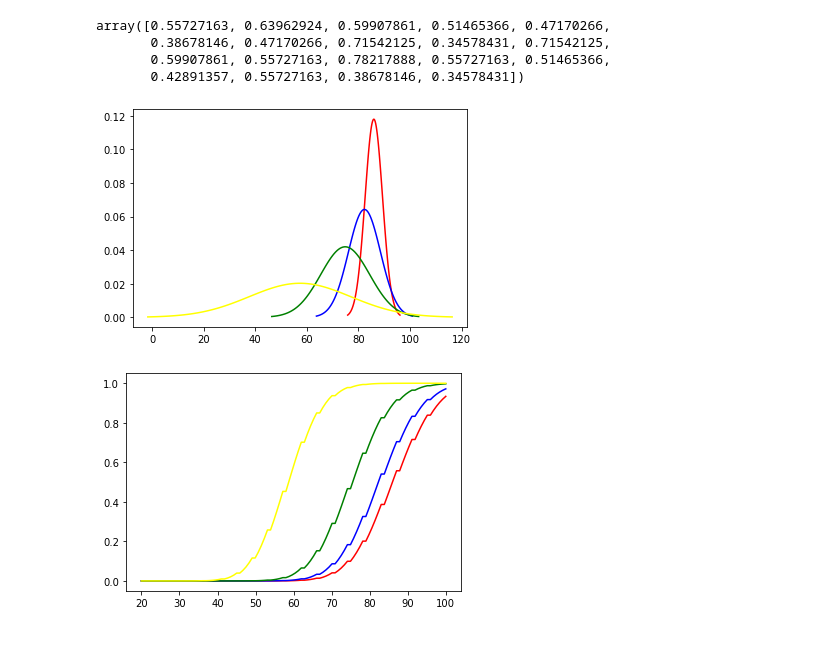
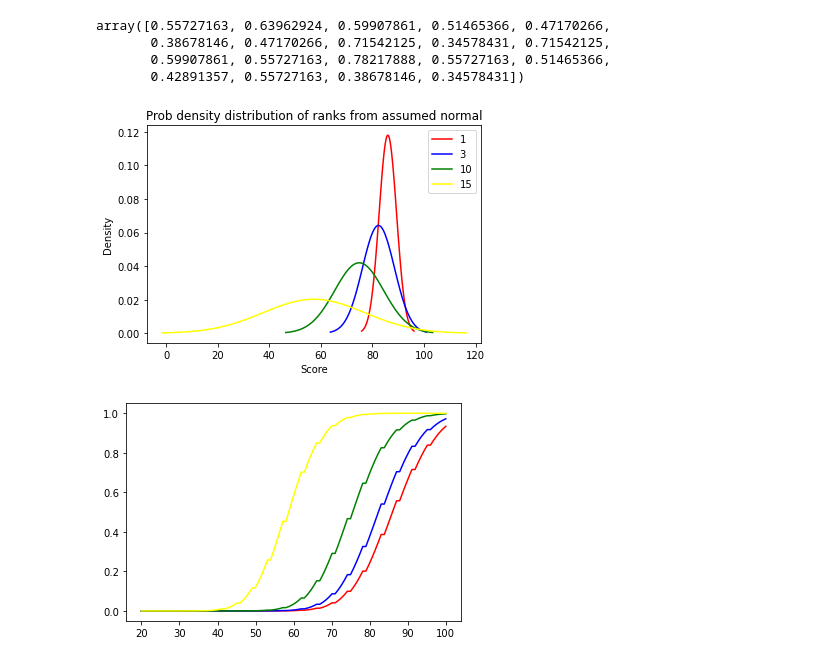
Before and after one commit to saurav193/Athlete_Rating, a Jupyter notebook: notebooks/modelling.ipynb, the cells around one changed output. Cells and saved outputs as stored; diff of their text form; code cells hidden in the pictures.

```diff
--- a/notebooks/modelling.ipynb
+++ b/notebooks/modelling.ipynb
@@ -157,21 +157,25 @@ array([0.55727163, 0.63962924, 0.59907861, 0.51465366, 0.47170266,
 # %%
 # Plotting cdf for Normal dist
 rank = [1,3,10,15]
 c = ["red", "blue", "green", "yellow"]
 
 for i, j in zip(rank, c):
     quant_95 =  tier1_df_M[tier1_df_M['Finish_Rank'] == i].loc[:, 'Score_Metric'].quantile(0.95)
     tier1_mean = tier1_df_M[(tier1_df_M['Finish_Rank'] == i) &
                             (tier1_df_M['Score_Metric'] <= quant_95)].loc[:, 'Score_Metric'].mean()
     tier1_std = tier1_df_M[(tier1_df_M['Finish_Rank'] == i) &
                             (tier1_df_M['Score_Metric'] <= quant_95)].loc[:, 'Score_Metric'].std()
 
     x = np.linspace(tier1_mean - 3*tier1_std, tier1_mean + 3*tier1_std, 100)
     plt.plot(x, norm.pdf(x, tier1_mean, tier1_std), c = j)
+    plt.title("Prob density distribution of ranks from assumed normal")
+    plt.xlabel("Score")
+    plt.ylabel("Density")
 
+plt.legend(("1", "3", "10", "15"))
 plt.show()
 # %% [output]
-[figure, old version]
+[figure, new version]
 # %%
 # Plotting cdf for Poisson dist
 rank = [1,3,10,15]
```
Also changed, not shown: 1 other file.
